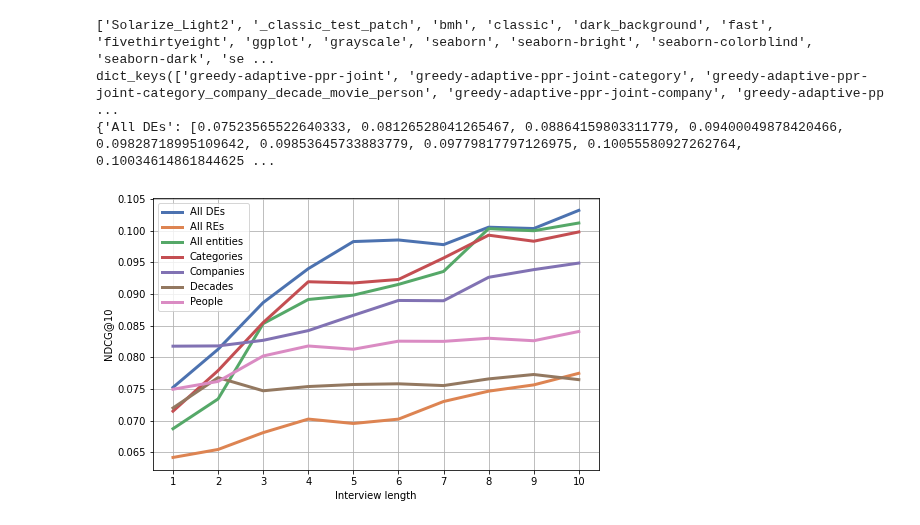
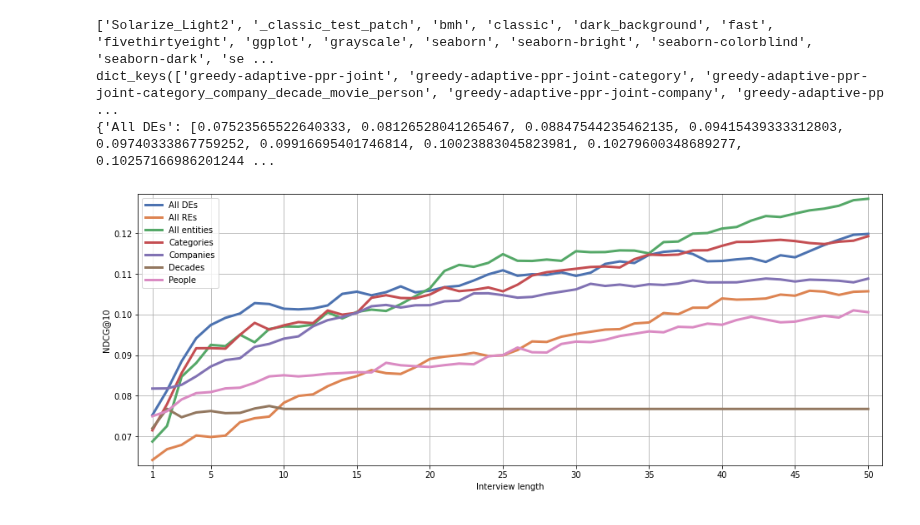
Before and after one commit to MI-911/cold-start-framework, a Jupyter notebook: tools/analysis/results/type_limit_comparison.ipynb, the cells around one changed output. Saved outputs shown, nothing was run; the diff lists cells and outputs as text; code cells hidden in the pictures.

```diff
--- a/tools/analysis/results/type_limit_comparison.ipynb
+++ b/tools/analysis/results/type_limit_comparison.ipynb
@@ -10,7 +10,7 @@ sns.set_palette(sns.color_palette("deep", 10))
 print(plt.style.available)
 metric = 'ndcg'
 cutoff = '10'
-n_questions = 10
+n_questions = 50
 experiment = 'equal'
 xs = np.arange(n_questions) + 1
 
@@ -25,34 +25,35 @@ name_map = {
     '-category': 'Categories',
     '-decade': 'Decades',
     '-category_company_decade_movie_person': 'All entities',
     '-person': 'People',
     '-company': 'Companies'
 }
 
 for model in data:
     alias = name_map.get(model.replace('greedy-adaptive-ppr-joint', ''))
 
     model_values[alias] = [np.mean(data[model][x - 1]) for x in xs]
 
-fig, ax = plt.subplots(figsize=(8, 5))
+fig, ax = plt.subplots(figsize=(16, 6))
 width = 0.5
 
 for i, model in enumerate(sorted(model_values)):
     values = model_values.get(model)
 
     plt.plot(xs, model_values.get(model), label=model, linewidth=3, color=f'C{i}')
 
-plt.xticks(xs)
+plt.xticks([1, 5, 10, 15, 20, 25, 30, 35, 40, 45, 50])
 plt.ylabel(f'{metric.upper()}@{cutoff}')
 plt.grid()
 plt.legend()#loc='upper center', bbox_to_anchor=(0.5, -0.15), shadow=True, ncol=2)
 plt.xlabel('Interview length')
+plt.margins(0.02,)
 plt.savefig('output/type_comparison.pdf', bbox_inches='tight')
 plt.show()
 
 print(model_values)
 # %% [output]
 ['Solarize_Light2', '_classic_test_patch', 'bmh', 'classic', 'dark_background', 'fast', 'fivethirtyeight', 'ggplot', 'grayscale', 'seaborn', 'seaborn-bright', 'seaborn-colorblind', 'seaborn-dark', 'se ...
 dict_keys(['greedy-adaptive-ppr-joint', 'greedy-adaptive-ppr-joint-category', 'greedy-adaptive-ppr-joint-category_company_decade_movie_person', 'greedy-adaptive-ppr-joint-company', 'greedy-adaptive-pp ...
-{'All DEs': [0.07523565522640333, 0.08126528041265467, 0.08864159803311779, 0.09400049878420466, 0.09828718995109642, 0.09853645733883779, 0.09779817797126975, 0.10055580927262764, 0.10034614861844625 ...
+{'All DEs': [0.07523565522640333, 0.08126528041265467, 0.08847544235462135, 0.09415439333312803, 0.09740333867759252, 0.09916695401746814, 0.10023883045823981, 0.10279600348689277, 0.10257166986201244 ...
-[figure, old version]
+[figure, new version]
```
Also changed, not shown: 10 other files.
